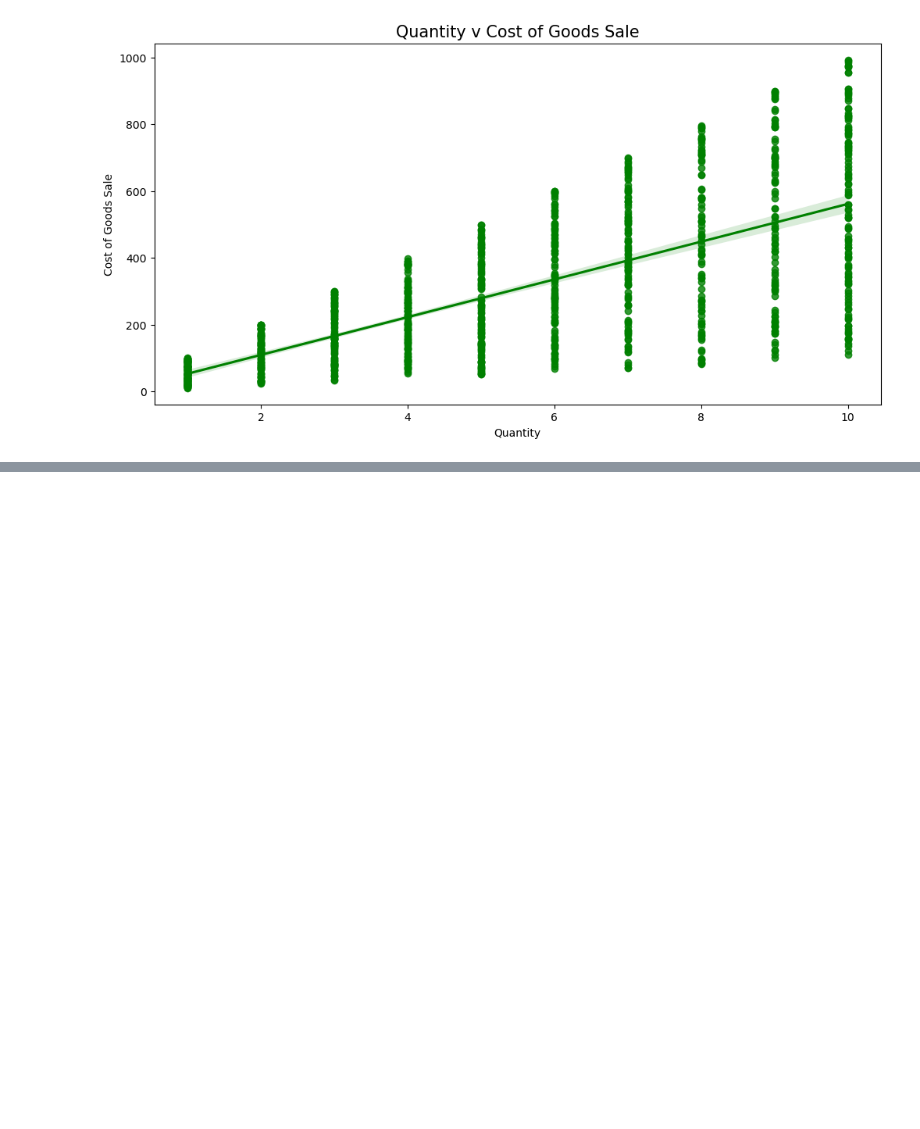
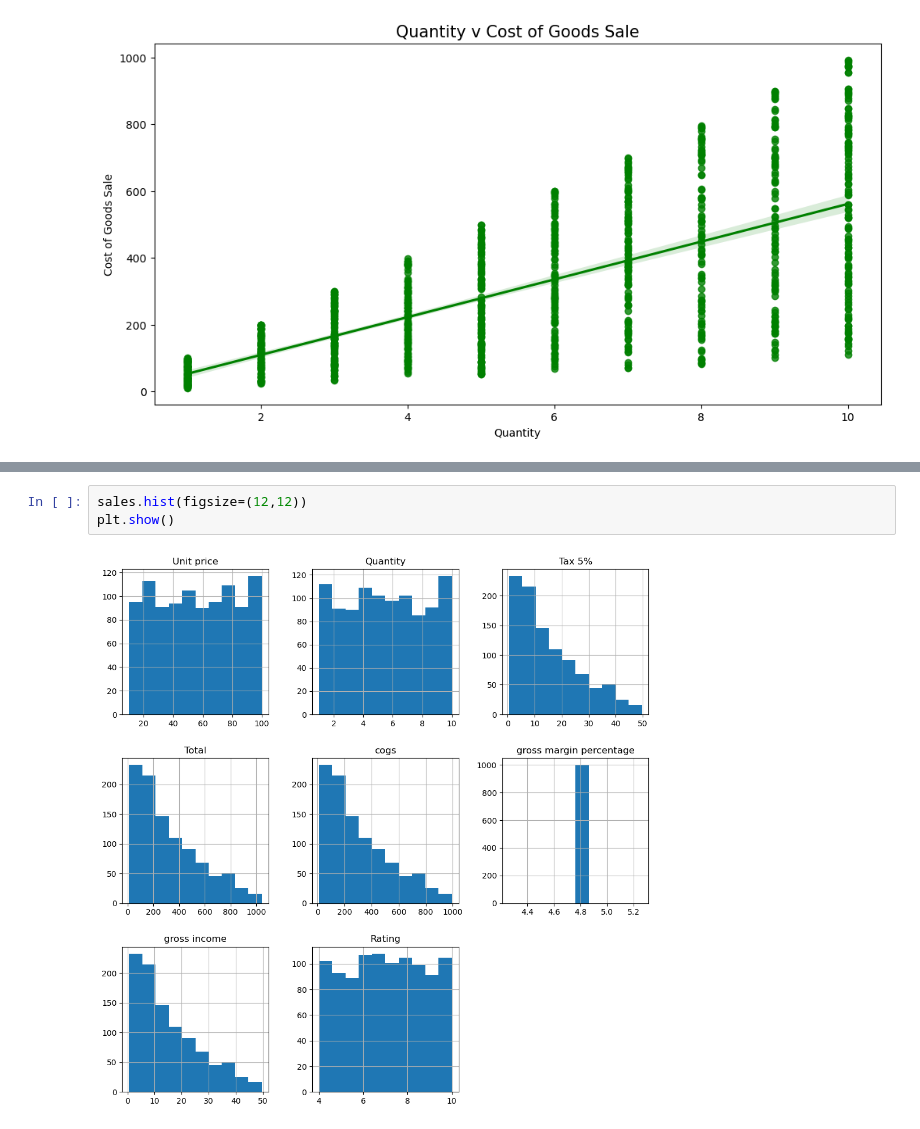
Before and after one commit to FariH004/Supermarket-Sales-Analysis, a Jupyter notebook: code.ipynb, the cells around one changed output, grey strips where cells are left out. Drawn from its saved outputs; the diff is of its cells as text; blank space fills up the shorter version.

```diff
--- a/code.ipynb
+++ b/code.ipynb
@@ -187,0 +211,5 @@ plt.show()
+# %%
+sales.hist(figsize=(12,12))
+plt.show()
+# %% [output]
+[figure, added]
```
Also changed, not shown: parts of 4 cells of this notebook.
